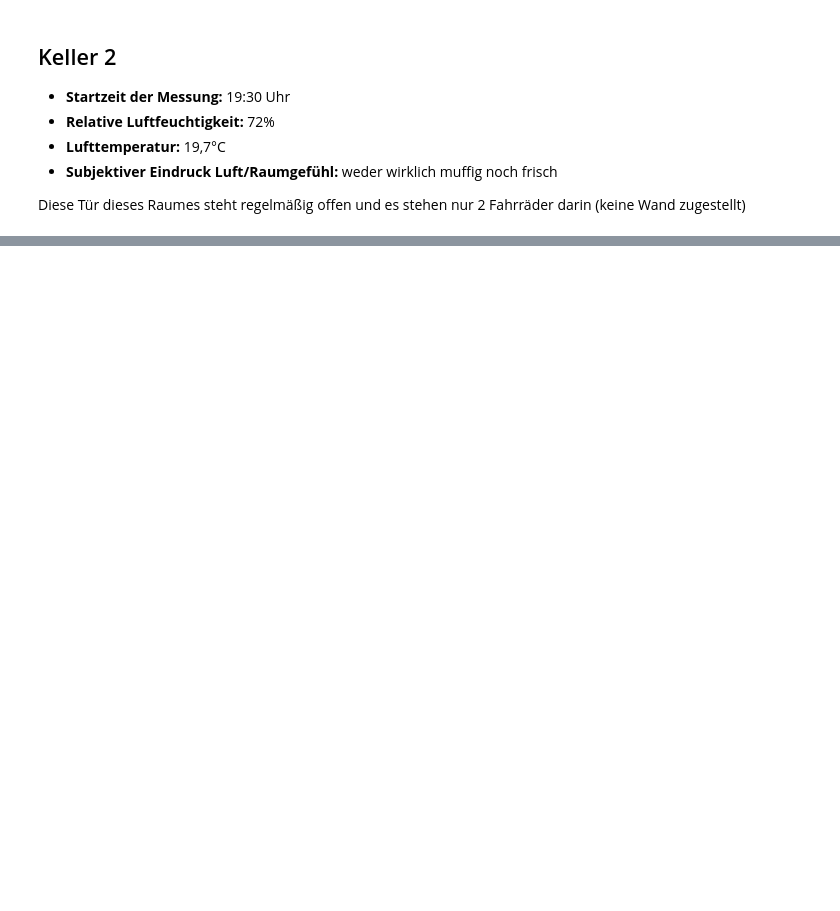
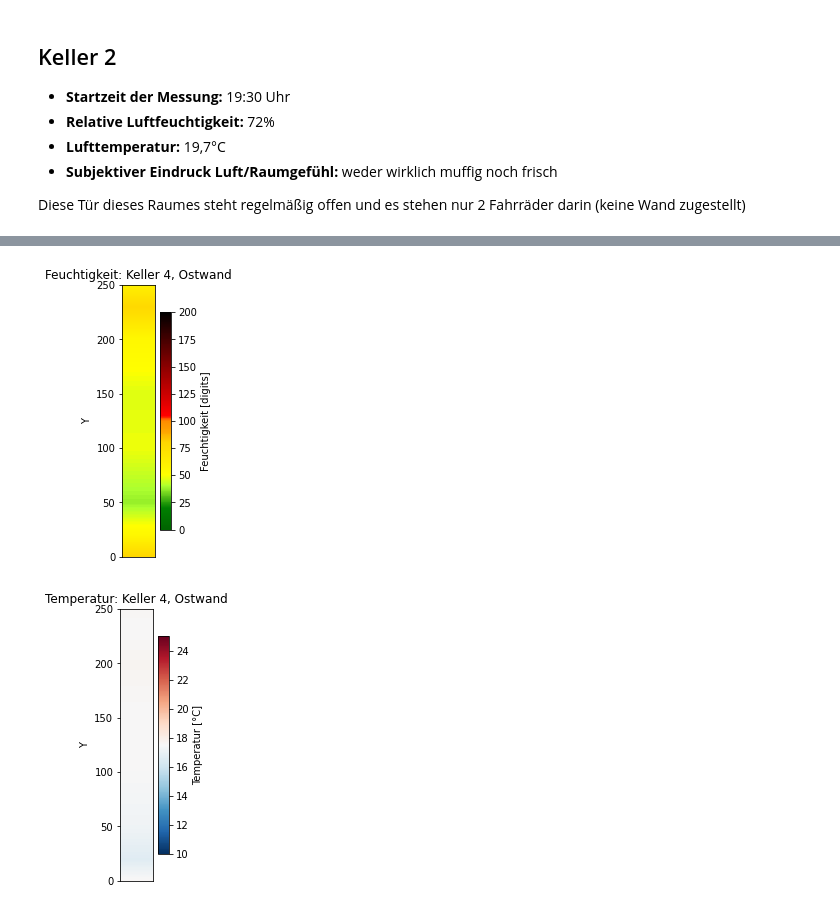
Before and after one commit to saslonia/keller_feuchtigkeit, a Jupyter notebook: auswertung.ipynb, the cells around one changed output, grey strips where cells are left out. Cells and saved outputs as stored; diff of their text form; code cells hidden in the pictures; blank space fills up the shorter version.

```diff
--- a/auswertung.ipynb
+++ b/auswertung.ipynb
@@ -245,0 +278,5 @@ create_plots(df, "Keller 4", "Nordwand")
+# %%
+create_plots(df, "Keller 4", "Ostwand", False, False)
+# %% [output]
+[figure, added]
+[figure, added]
```
Also changed, not shown: parts of 40 cells of this notebook, 6 other files.
